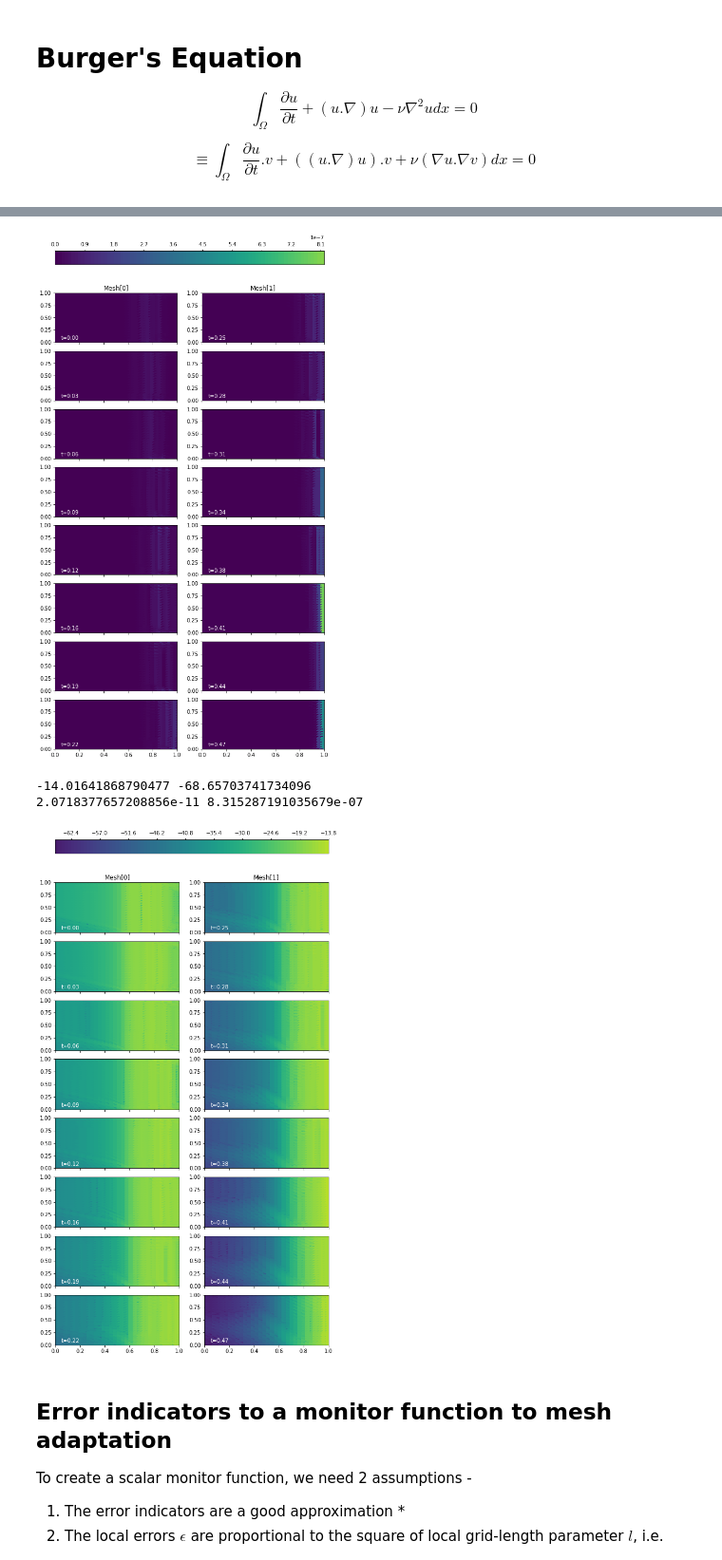
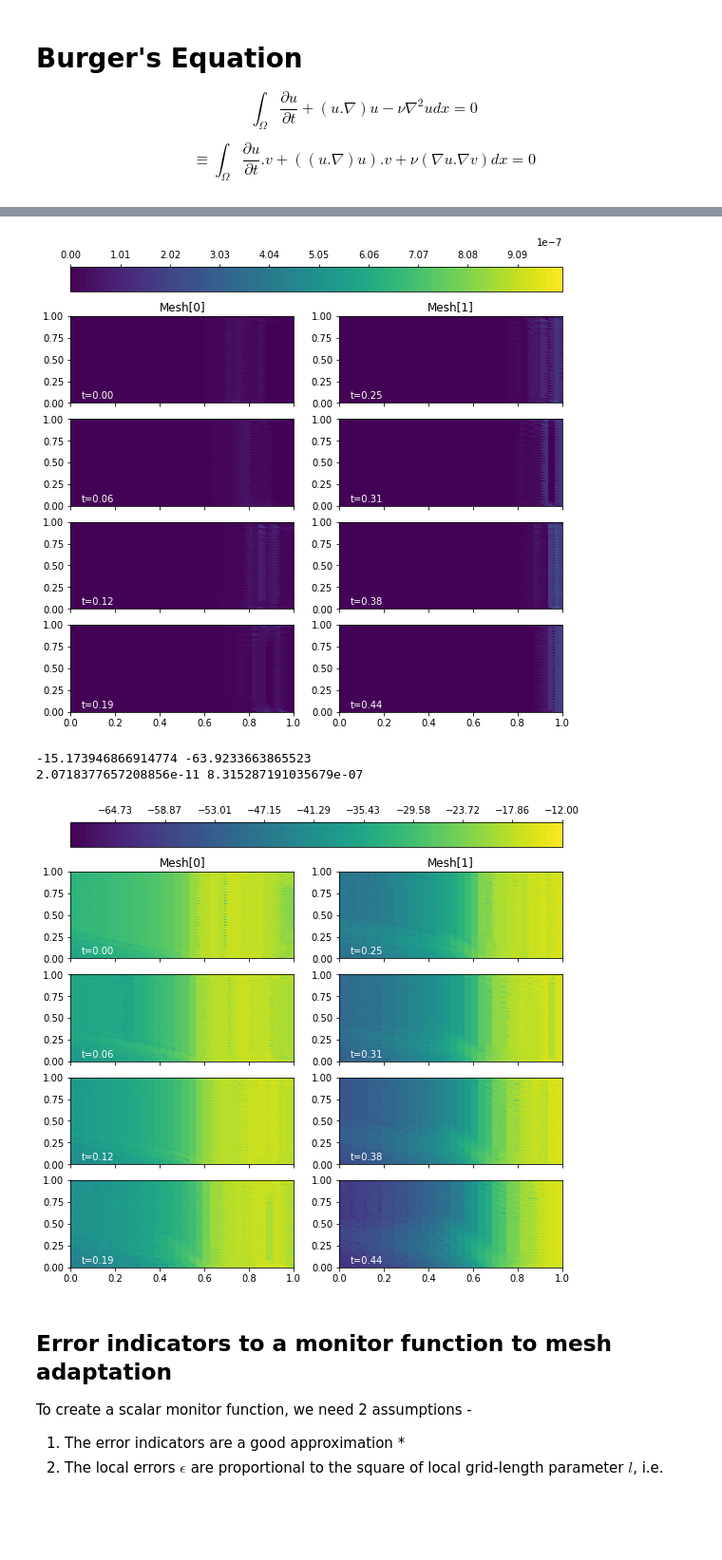
Before and after one commit to acse-akm121/oceans_goma, a Jupyter notebook: goma/src/GoalOrientedExample.ipynb, the cells around one changed output, grey strips where cells are left out. Shown at 95% size. Cells and saved outputs as stored; diff of their text form; code cells hidden in the pictures; blank space fills up the shorter version.

```diff
--- a/goma/src/GoalOrientedExample.ipynb
+++ b/goma/src/GoalOrientedExample.ipynb
@@ -91,7 +91,7 @@ end_time = 0.5
 dt = 1 / n
 num_subintervals = len(meshes)
 time_partition = TimePartition(
-    end_time, num_subintervals, dt, fields, timesteps_per_export=1
+    end_time, num_subintervals, dt, fields, timesteps_per_export=2
 )
 mesh_seq = GoalOrientedMeshSeq(
     time_partition,
@@ -116,7 +116,7 @@ solutions = mesh_seq.solve_forward()
 # print(max(abs(vmax), abs(vmin)), -max(abs(vmax), abs(vmin)))
 # Note this is plotting the magnitude!!!!!!!!!
 vmin, vmax = 0, 1
-figsize = (1 * len(solutions['u']['forward'][0]), 2 * len(solutions['u']['forward'][0]))
+figsize = (2 * len(solutions['u']['forward'][0]), 2 * len(solutions['u']['forward'][0]))
 # print(figsize)
 fig, axes, tcs = plot_snapshots(solutions, time_partition, "u", "forward",
                                 levels=np.linspace(0, 1, 100), cmap='viridis',
@@ -138,11 +138,11 @@ solutions = mesh_seq.solve_adjoint()
 #         vmin = min(vmin, np.min(sol_t.dat.data))
 # Note this is plotting the magnitude!!!!!!!!!!!!!
 vmin = 0
-vmax = 2
+vmax = 1.25
 fig, axes, tcs = plot_snapshots(
-    solutions, time_partition, "u", "adjoint", levels=100,
+    solutions, time_partition, "u", "adjoint", levels=np.linspace(vmin, vmax, 100),
     vmin=vmin, vmax=vmax,
     cmap='viridis', figsize=figsize
 )
-cbar = fig.colorbar(tcs[0][0], ax=axes, location='top')
+cbar = fig.colorbar(tcs[-1][-1], ax=axes, location='top')
 # %% [output]
@@ -217,13 +217,13 @@ vmin = 0
 # we want the center of the range to be 0, so we go from
 # (vmax, vmin) to (-max(abs(vmax), abs(vmin)), max(abs(vmax), abs(vmin)))
 fig, axs, tcs = plot_indicator_snapshots2(indicators, time_partition,
-                                          levels=100,
+                                          levels=np.linspace(vmin, vmax, 100),
                                           vmax=vmax, vmin=vmin,
                                           cmap='viridis',
                                           figsize=figsize)
 cbar = fig.colorbar(tcs[1][-3], ax=axs, location='top')
 # %% [output]
-[figure, old version]
+[figure, new version]
 # %%
 def plot_indicator_snapshots2(indicators, time_partition, **kwargs):
     """
@@ -249,40 +249,37 @@ def plot_indicator_snapshots2(indicators, time_partition, **kwargs):
         ax = axes if steady else axes[0] if cols == 1 else axes[0, i]
         ax.set_title(f"Mesh[{i}]")
         tc = []
         for j, indi in enumerate(indi_step):
             t_indi = Function(indi.function_space(), val=np.log(indi.dat.data))
             ax = axes if steady else axes[j] if cols == 1 else axes[j, i]
             tc.append(tricontourf(t_indi, axes=ax, **kwargs))
             if not steady:
                 time = i * P.end_time/cols + j * P.timesteps_per_export[i] * P.timesteps[i]
                 ax.annotate(f"t={time:.2f}", (0.05, 0.05), color="white")
         tcs.append(tc)
     plt.tight_layout()
     return fig, axes, tcs
 
 vmax, vmin = -np.inf, np.inf
 for i, mesh_i in enumerate(indicators):
     for j, e_t in enumerate(indicators[i]):
         vmax = np.max((vmax, np.max(np.log(np.abs(e_t.dat.data)))))
         vmin = np.min((vmin, np.min(np.log(np.abs(e_t.dat.data)))))
 
 print(vmax, vmin)
-vmax = -7
+vmax = -12
 vmin = -70
-# We've switched over to a diverging colourmap, so for the bounds of our colourmap,
-# we want the center of the range to be 0, so we go from
-# (vmax, vmin) to (-max(abs(vmax), abs(vmin)), max(abs(vmax), abs(vmin)))
 fig, axs, tcs = plot_indicator_snapshots2(indicators, time_partition,
-                                          levels=100,
+                                          levels=np.linspace(vmin, vmax, 100),
                                           vmax=vmax, vmin=vmin,
                                           cmap='viridis',
                                           figsize=figsize)
 cbar = fig.colorbar(tcs[1][-3], ax=axs, location='top')
 print(np.exp(-24.6), np.exp(-14))
 # %% [output]
--14.01641868790477 -68.65703741734096
+-15.173946866914774 -63.9233663865523
 2.0718377657208856e-11 8.315287191035679e-07
-[figure, old version]
+[figure, new version]
 # %%
 for field, sols in solutions.items():
     fwd_outfile = File(f"test_burgers2/{field}_forward.pvd")
```
Also changed, not shown: parts of 11 cells of this notebook.
